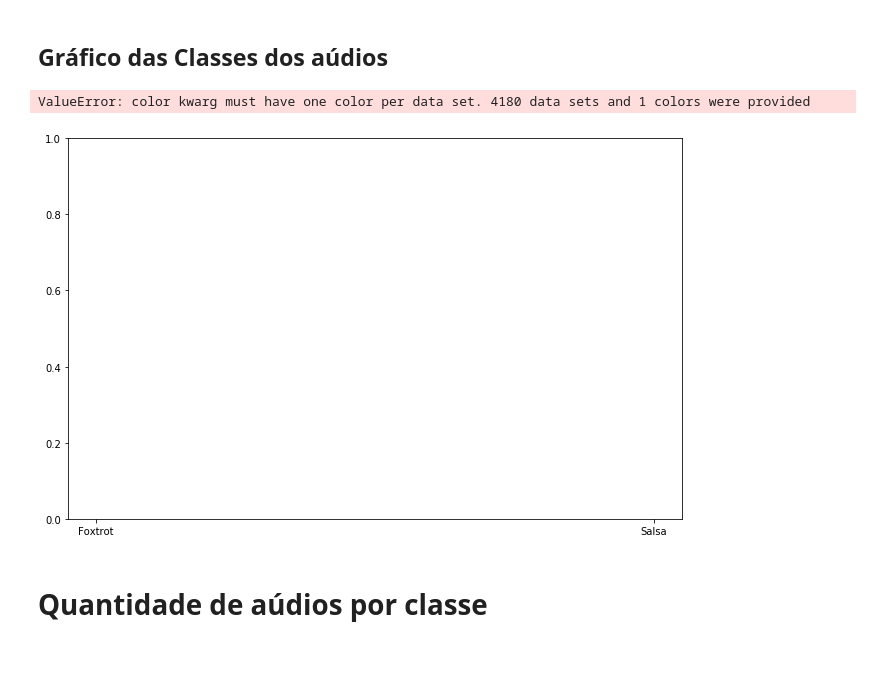
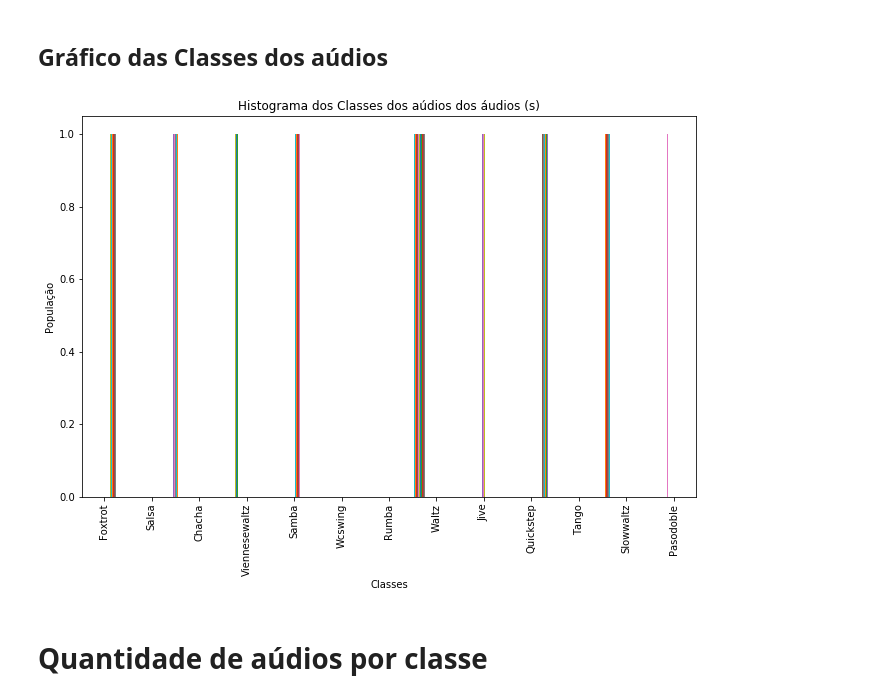
Before and after one commit to FranciscoMaik/Processamento_de_audio, a Jupyter notebook: classes_de_TEIA.ipynb, the cells around one changed output. Drawn from its saved outputs; the diff is of its cells as text; code cells hidden in the pictures; blank space fills up the shorter version.

```diff
--- a/classes_de_TEIA.ipynb
+++ b/classes_de_TEIA.ipynb
@@ -137,17 +137,16 @@ plt.show()
 # %% [markdown]
 ## Gráfico das Classes dos aúdios
 # %%
-plt.hist(metadata_path['Class'], rwidth=0.9, color='#40FF40')
+plt.hist(metadata_path['Class'])
 plt.rcParams['figure.figsize'] = (11,7)
 plt.xlabel('Classes')
 plt.xticks(rotation=90)
 plt.ylabel('População')
 plt.title('Histograma dos Classes dos aúdios dos áudios (s)')
 plt.grid(False)
 plt.show()
 # %% [output]
-ValueError: color kwarg must have one color per data set. 4180 data sets and 1 colors were provided
-[figure, old version]
+[figure, new version]
 # %% [markdown]
 # Quantidade de aúdios por classe
 # %%
```
Also changed, not shown: parts of 1 cell of this notebook.
